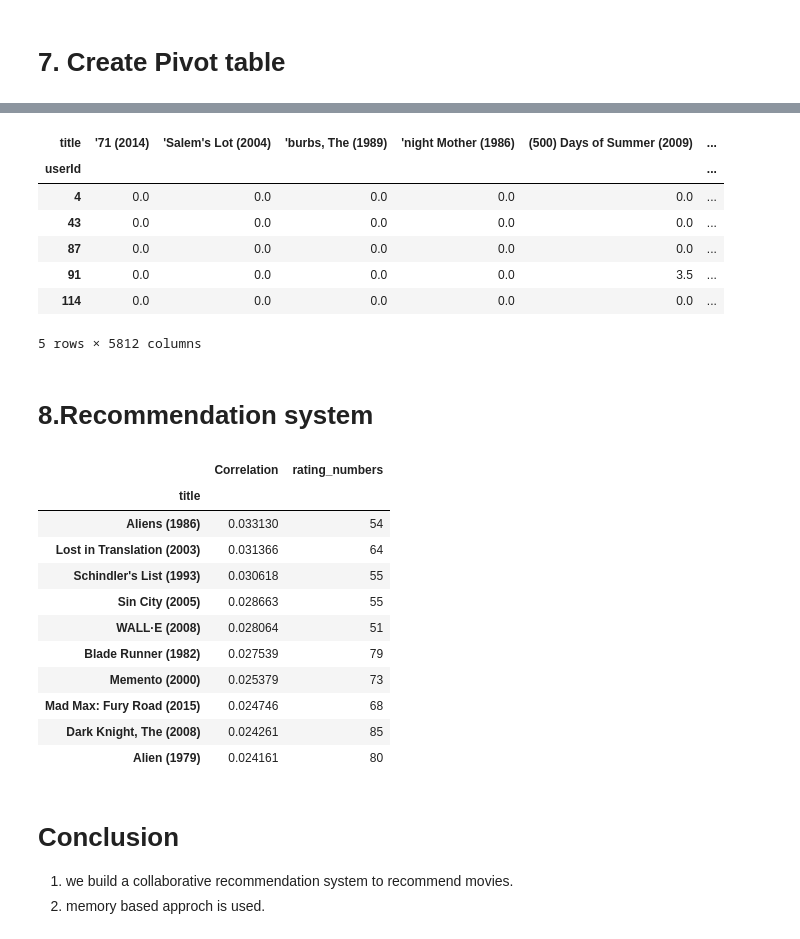
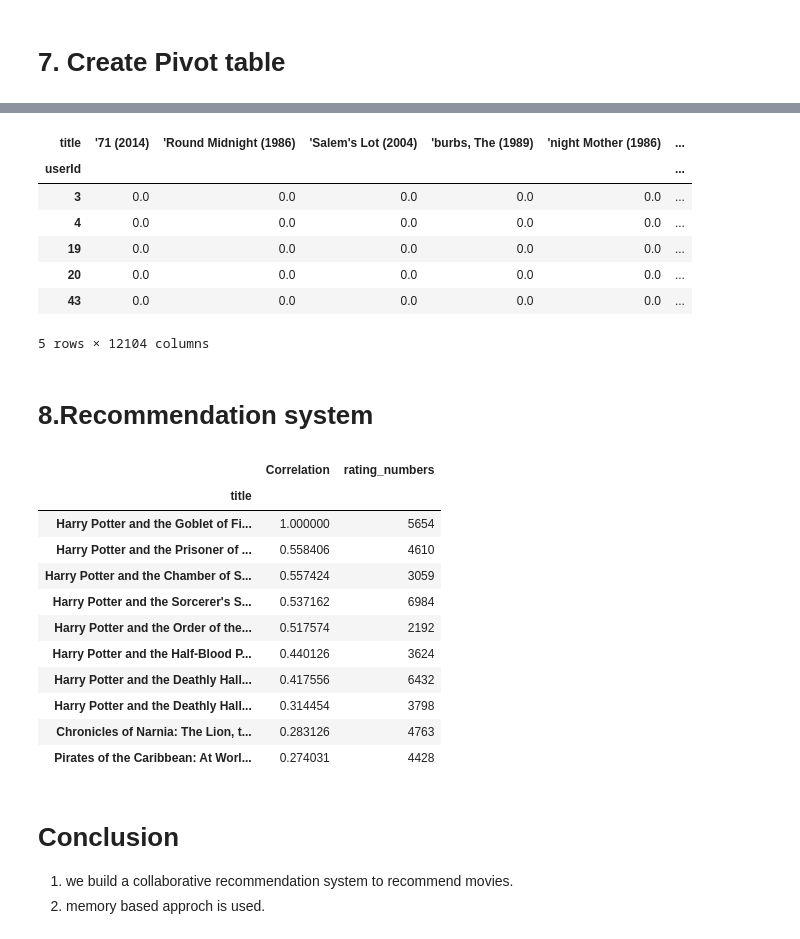
Before and after one commit to Jaime44/WorkSpace, a Jupyter notebook: models/colaborative filter/movie-recommendation-system-collaborative-filter.ipynb, the cells around one changed output, grey strips where cells are left out. Saved outputs shown, nothing was run; the diff lists cells and outputs as text; code cells hidden in the pictures.

```diff
--- a/models/colaborative filter/movie-recommendation-system-collaborative-filter.ipynb
+++ b/models/colaborative filter/movie-recommendation-system-collaborative-filter.ipynb
@@ -15,7 +17,7 @@ if IN_COLAB:
     from google.colab import drive
 
     drive.mount('/content/drive')
-    path_absolute = '/content/drive/Othercomputers/Mi_portátil/TFM/WorkSpace/'
+    path_absolute = '/content/drive/Othercomputers/Mi_portátil/TFM/WorkSpace/Models/colaborative filter'
 
     # Cambia al directorio de tu carpeta en Google Drive
     os.chdir(path_absolute)
@@ -231,14 +236,14 @@ movieRate.fillna(0, inplace=True)
 # %%
 movieRate.head()
 # %% [output]
-| title | '71 (2014) | 'Salem's Lot (2004) | 'burbs, The (1989) | 'night Mother (1986) | (500) Days of Summer (2009) | ... |
+| title | '71 (2014) | 'Round Midnight (1986) | 'Salem's Lot (2004) | 'burbs, The (1989) | 'night Mother (1986) | ... |
 | userId |  |  |  |  |  | ... |
+| 3 | 0.0 | 0.0 | 0.0 | 0.0 | 0.0 | ... |
 | 4 | 0.0 | 0.0 | 0.0 | 0.0 | 0.0 | ... |
+| 19 | 0.0 | 0.0 | 0.0 | 0.0 | 0.0 | ... |
+| 20 | 0.0 | 0.0 | 0.0 | 0.0 | 0.0 | ... |
 | 43 | 0.0 | 0.0 | 0.0 | 0.0 | 0.0 | ... |
-| 87 | 0.0 | 0.0 | 0.0 | 0.0 | 0.0 | ... |
-| 91 | 0.0 | 0.0 | 0.0 | 0.0 | 3.5 | ... |
-| 114 | 0.0 | 0.0 | 0.0 | 0.0 | 0.0 | ... |
-5 rows × 5812 columns
+5 rows × 12104 columns
 # %% [markdown]
 # 8.Recommendation system
 # %%
@@ -255,21 +260,21 @@ def recommendMovies(name , min_rating_count = 50):
     final = corr_movies[corr_movies['rating_numbers']>min_rating_count].sort_values('Correlation', ascending=False)
     return final
 # %%
-recommendations = recommendMovies('The First Purge (2018)')
+recommendations = recommendMovies('Harry Potter and the Goblet of Fire (2005)')
 recommendations.head(n=10)
 # %% [output]
 |  | Correlation | rating_numbers |
 | title |  |  |
-| Aliens (1986) | 0.033130 | 54 |
-| Lost in Translation (2003) | 0.031366 | 64 |
-| Schindler's List (1993) | 0.030618 | 55 |
-| Sin City (2005) | 0.028663 | 55 |
-| WALL·E (2008) | 0.028064 | 51 |
-| Blade Runner (1982) | 0.027539 | 79 |
-| Memento (2000) | 0.025379 | 73 |
-| Mad Max: Fury Road (2015) | 0.024746 | 68 |
-| Dark Knight, The (2008) | 0.024261 | 85 |
-| Alien (1979) | 0.024161 | 80 |
+| Harry Potter and the Goblet of Fi... | 1.000000 | 5654 |
+| Harry Potter and the Prisoner of ... | 0.558406 | 4610 |
+| Harry Potter and the Chamber of S... | 0.557424 | 3059 |
+| Harry Potter and the Sorcerer's S... | 0.537162 | 6984 |
+| Harry Potter and the Order of the... | 0.517574 | 2192 |
+| Harry Potter and the Half-Blood P... | 0.440126 | 3624 |
+| Harry Potter and the Deathly Hall... | 0.417556 | 6432 |
+| Harry Potter and the Deathly Hall... | 0.314454 | 3798 |
+| Chronicles of Narnia: The Lion, t... | 0.283126 | 4763 |
+| Pirates of the Caribbean: At Worl... | 0.274031 | 4428 |
 # %% [markdown]
 # Conclusion
 
```
Also changed, not shown: parts of 11 cells of this notebook.
